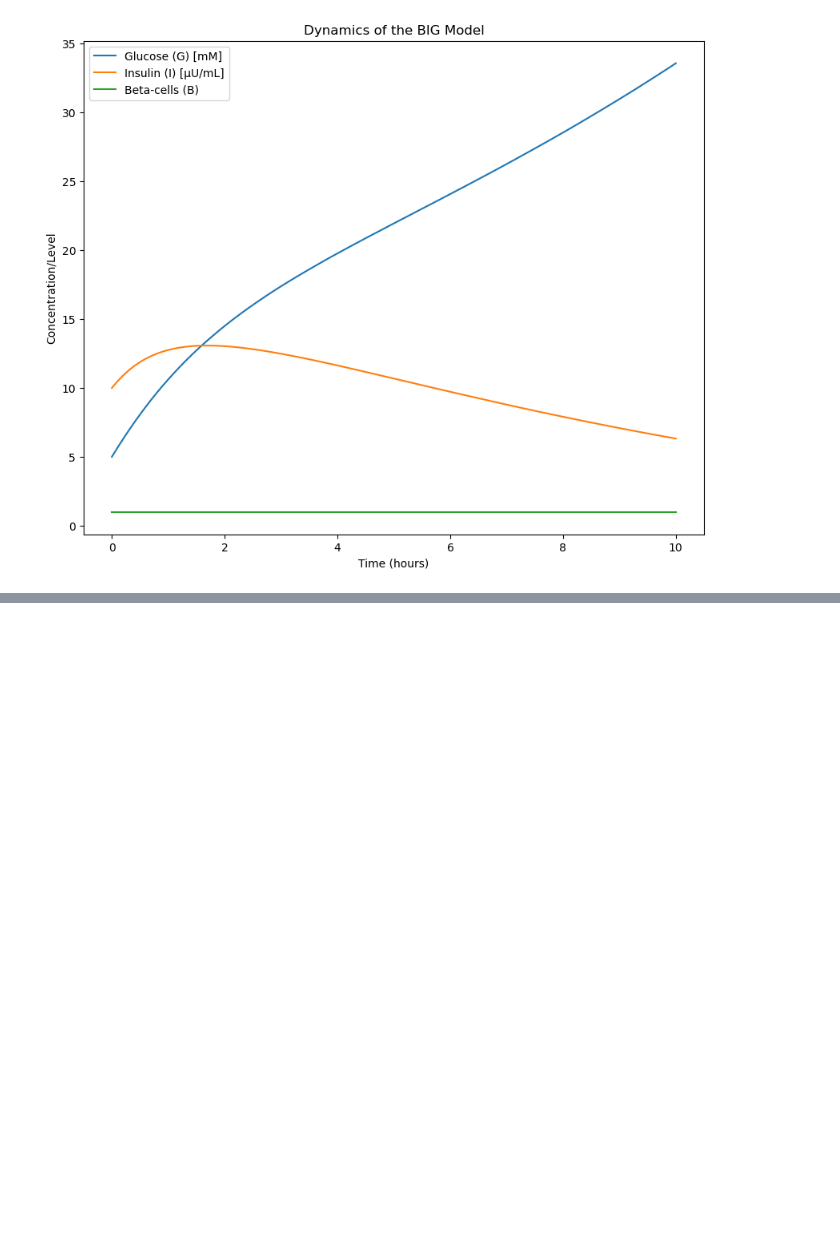
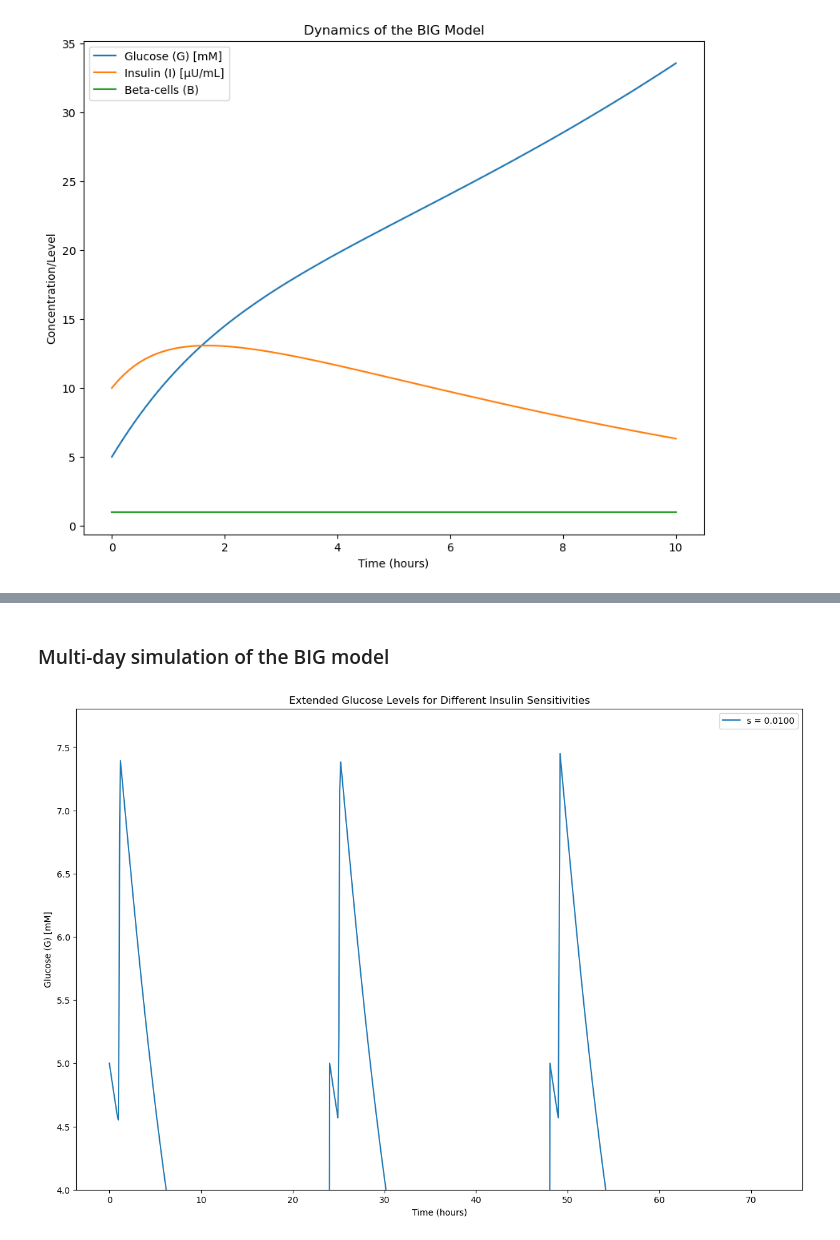
Before and after one commit to amoyag/practicas_biofisica, a Jupyter notebook: session4_theBIGmodel.ipynb, the cells around one changed output, grey strips where cells are left out. Drawn from its saved outputs; the diff is of its cells as text; code cells hidden in the pictures; blank space fills up the shorter version.

```diff
--- a/session4_theBIGmodel.ipynb
+++ b/session4_theBIGmodel.ipynb
@@ -248,0 +281,43 @@ run_BIG_simulation(m=25.0, s=0.001, gamma=0.4, p=0.01, d=0.01, meal_time=1, meal
+# %% [markdown]
+### Multi-day simulation of the BIG model
+# %%
+def run_extended_simulation(m, s_values, gamma, initial_mu, meal_time, meal_duration, I0, G0, B0, num_days):
+    # Time points (multiple days)
+    t = np.linspace(0, num_days * 24, num_days * 24 * 10)  # 10 data points per hour
+
+    plt.figure(figsize=(15, 10))
+
+    for s in s_values:
+        B = B0
+        mu = initial_mu
+        all_solutions = []
+
+        for day in range(num_days):
+            # Adjust mu (growth rate of beta-cells) based on some criteria, e.g., daily glucose levels
+            # Example: mu = some_function_of_glucose_levels()
+
+            # Solve ODEs for the day
+            day_solution = odeint(BIG_model, [G0, I0, B], t[day*24*10:(day+1)*24*10], args=(m, s, B, gamma, mu, meal_time + day*24, meal_duration, I0))
+            all_solutions.append(day_solution)
+
+            # Update B for next day based on mu
+            B = B + mu * B
+
+        # Combine solutions for all days
+        solution = np.concatenate(all_solutions)
+
+        # Plot glucose levels
+        plt.plot(t, solution[:, 0], label=f's = {s:.4f}')
+
+    plt.xlabel('Time (hours)')
+    plt.ylabel('Glucose (G) [mM]')
+    plt.title('Extended Glucose Levels for Different Insulin Sensitivities')
+    plt.ylim(bottom=4)  # Set the lower limit of y-axis to 4 mM
+    plt.legend()
+    plt.legend()
+    plt.show()
+
+# Example usage with a range of insulin sensitivities over 5 days
+run_extended_simulation(m=20.0, s_values=[0.01], gamma=0.8, initial_mu=0.01, meal_time=1, meal_duration=0.15, I0=10, G0=5.0, B0=1, num_days=3)
+# %% [output]
+[figure, added]
```
Also changed, not shown: parts of 19 cells of this notebook.
